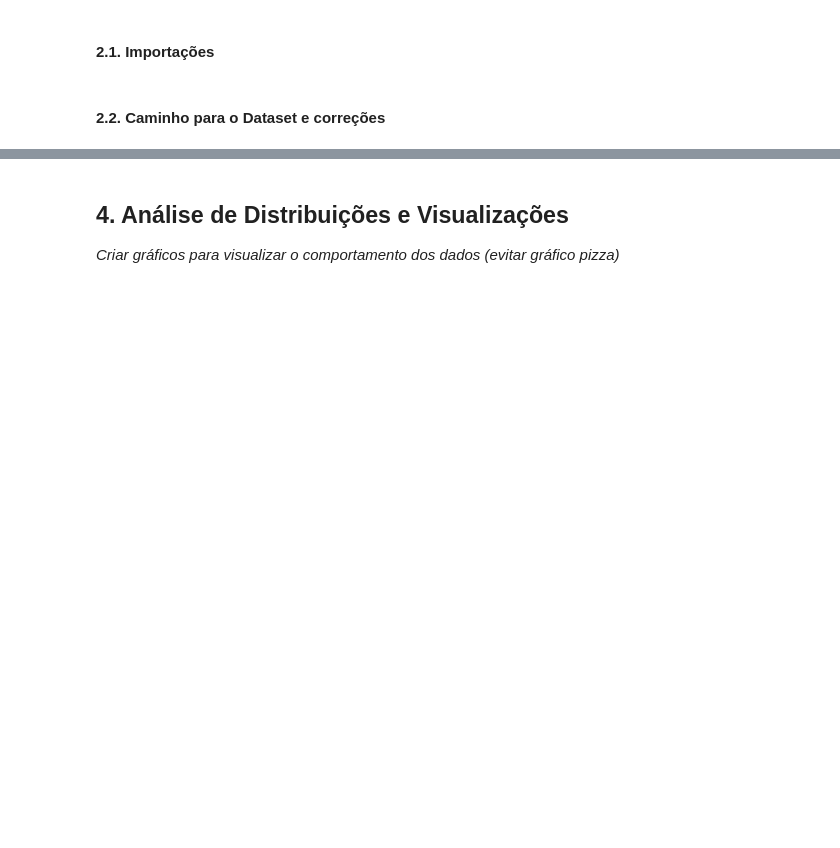
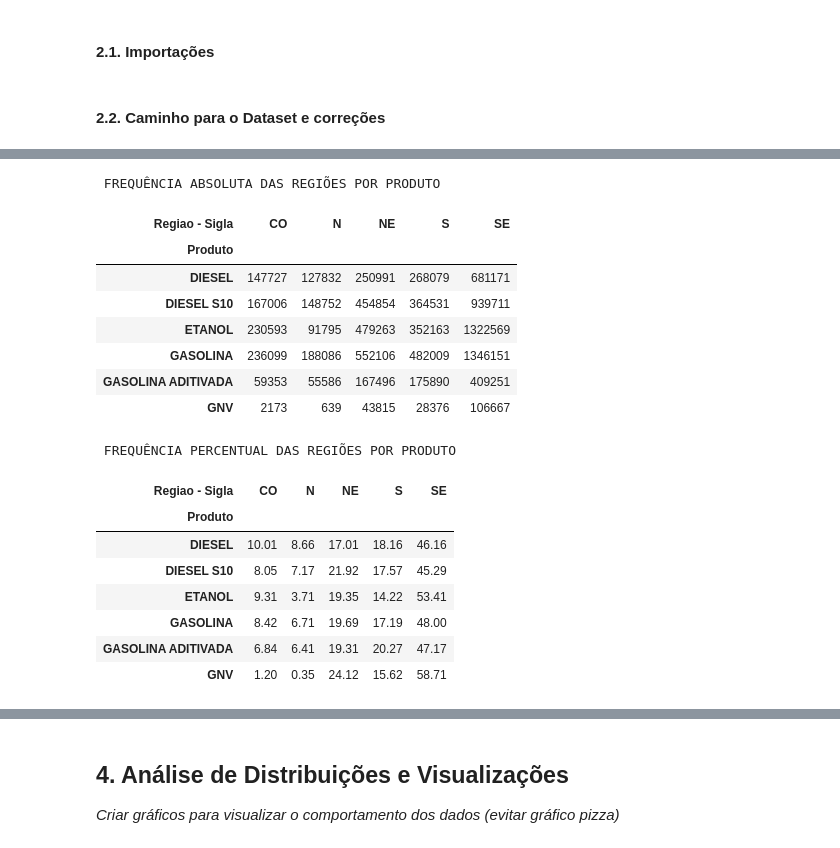
Before and after one commit to LucasCabra7/precos-combustiveis-brasil-2015-2025, a Jupyter notebook: Grupo_4_Análise_Exploratória_e_Modelagem_Preditiva_dos_Preços_de_Combustíveis_no_Brasil_(2015–2025).ipynb, the cells around one changed output, grey strips where cells are left out. Saved outputs shown, nothing was run; the diff lists cells and outputs as text; code cells hidden in the pictures; blank space fills up the shorter version.

```diff
--- a/Grupo_4_Análise_Exploratória_e_Modelagem_Preditiva_dos_Preços_de_Combustíveis_no_Brasil_(2015–2025).ipynb
+++ b/Grupo_4_Análise_Exploratória_e_Modelagem_Preditiva_dos_Preços_de_Combustíveis_no_Brasil_(2015–2025).ipynb
@@ -1073,0 +42,13 @@ analisador_evolucao_real_vs_nominal.exibir_relatorio_ajustados_pela_inflacao()
+# %%
+drive.mount('/content/drive')
+
+# Caminho para o Google Drive - Dataset
+caminho_dataset = '/content/drive/MyDrive/Projeto - Ciências de Dados (Grupo 4)/Dataset 2015 - 2025 (Separados)/Dataset_Completo_2015_2025.csv'
+
+print("Carregando o dataset completo.... Aguarde!")
+data_Frame = pd.read_csv(caminho_dataset, sep=';', low_memory=False)
+
+# Correção de ',' para '.' no Valor de Venda
+data_Frame['Valor de Venda'] = data_Frame['Valor de Venda'].str.replace(',', '.').astype(float)
+
+print(f"Dataset carregado com sucesso! Total de linhas: {len(data_Frame)}")
@@ -1073,0 +238,41 @@ analisador_evolucao_real_vs_nominal.exibir_relatorio_ajustados_pela_inflacao()
+# %%
+print("\n FREQUÊNCIA ABSOLUTA DAS REGIÕES POR PRODUTO \n")
+frequencia_regiao_por_produto = (
+    data_Frame
+    .groupby(['Produto', 'Regiao - Sigla'])
+    .size()
+    .unstack(fill_value=0)
+)
+display(frequencia_regiao_por_produto)
+
+print(" ")
+
+print("\n FREQUÊNCIA PERCENTUAL DAS REGIÕES POR PRODUTO \n")
+frequencia_regiao_por_produto_percentual = (
+    data_Frame
+    .groupby(['Produto', 'Regiao - Sigla'])
+    .size()
+    .unstack(fill_value=0)
+    .apply(lambda x: (x / x.sum()) * 100, axis=1)
+    .round(2)
+)
+display(frequencia_regiao_por_produto_percentual)
+# %% [output]
+ FREQUÊNCIA ABSOLUTA DAS REGIÕES POR PRODUTO
+| Regiao - Sigla | CO | N | NE | S | SE |
+| Produto |  |  |  |  |  |
+| DIESEL | 147727 | 127832 | 250991 | 268079 | 681171 |
+| DIESEL S10 | 167006 | 148752 | 454854 | 364531 | 939711 |
+| ETANOL | 230593 | 91795 | 479263 | 352163 | 1322569 |
+| GASOLINA | 236099 | 188086 | 552106 | 482009 | 1346151 |
+| GASOLINA ADITIVADA | 59353 | 55586 | 167496 | 175890 | 409251 |
+| GNV | 2173 | 639 | 43815 | 28376 | 106667 |
+ FREQUÊNCIA PERCENTUAL DAS REGIÕES POR PRODUTO
+| Regiao - Sigla | CO | N | NE | S | SE |
+| Produto |  |  |  |  |  |
+| DIESEL | 10.01 | 8.66 | 17.01 | 18.16 | 46.16 |
+| DIESEL S10 | 8.05 | 7.17 | 21.92 | 17.57 | 45.29 |
+| ETANOL | 9.31 | 3.71 | 19.35 | 14.22 | 53.41 |
+| GASOLINA | 8.42 | 6.71 | 19.69 | 17.19 | 48.00 |
+| GASOLINA ADITIVADA | 6.84 | 6.41 | 19.31 | 20.27 | 47.17 |
+| GNV | 1.20 | 0.35 | 24.12 | 15.62 | 58.71 |
```
Also changed, not shown: parts of 51 cells of this notebook.
